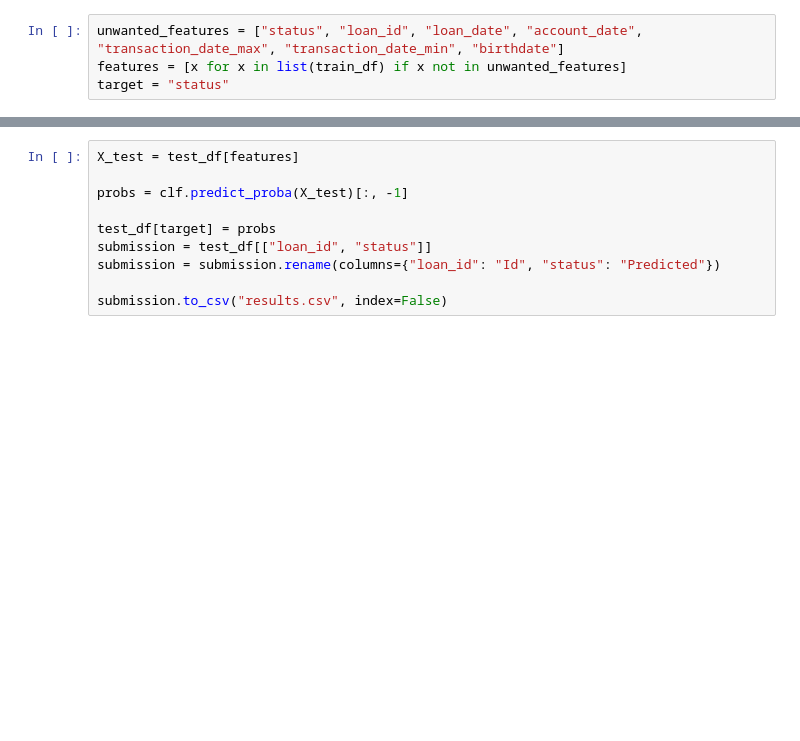
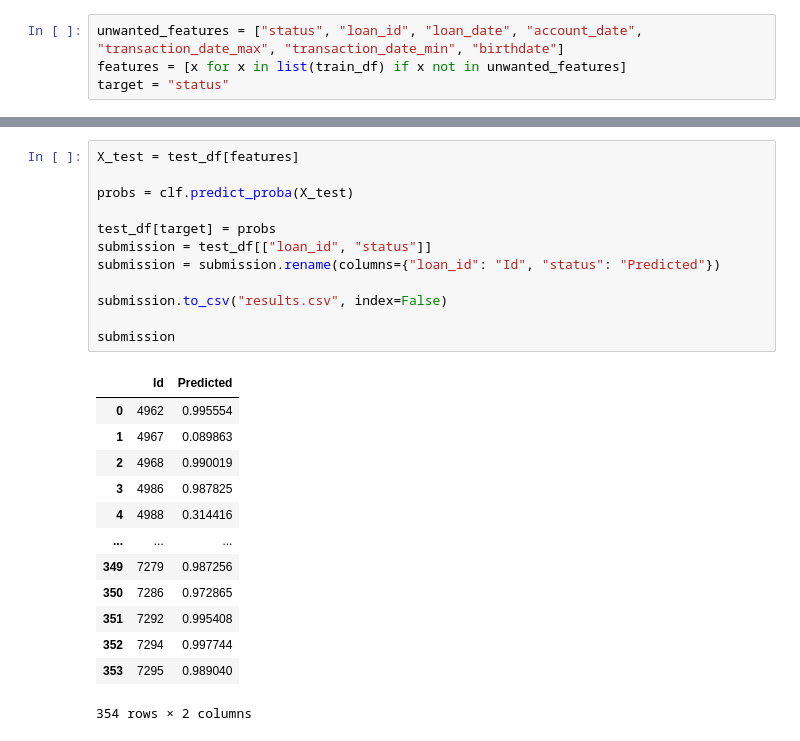
Before and after one commit to goncaloacteixeira/feup-ac, a Jupyter notebook: feup-ac-proj.ipynb, the cells around one changed output, grey strips where cells are left out. Saved outputs shown, nothing was run; the diff lists cells and outputs as text; blank space fills up the shorter version.

```diff
--- a/feup-ac-proj.ipynb
+++ b/feup-ac-proj.ipynb
@@ -375,10 +400,26 @@ Test Data
 # %%
 X_test = test_df[features]
 
-probs = clf.predict_proba(X_test)[:, -1]
+probs = clf.predict_proba(X_test)
 
 test_df[target] = probs
 submission = test_df[["loan_id", "status"]]
 submission = submission.rename(columns={"loan_id": "Id", "status": "Predicted"})
 
 submission.to_csv("results.csv", index=False)
+
+submission
+# %% [output]
+|  | Id | Predicted |
+| 0 | 4962 | 0.995554 |
+| 1 | 4967 | 0.089863 |
+| 2 | 4968 | 0.990019 |
+| 3 | 4986 | 0.987825 |
+| 4 | 4988 | 0.314416 |
+| ... | ... | ... |
+| 349 | 7279 | 0.987256 |
+| 350 | 7286 | 0.972865 |
+| 351 | 7292 | 0.995408 |
+| 352 | 7294 | 0.997744 |
+| 353 | 7295 | 0.989040 |
+354 rows × 2 columns
```
Also changed, not shown: parts of 5 cells of this notebook.
